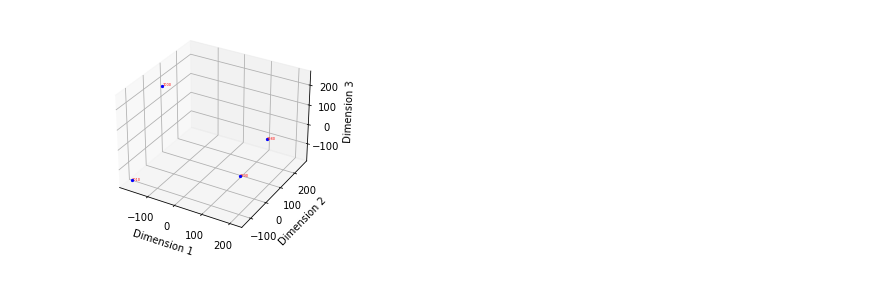
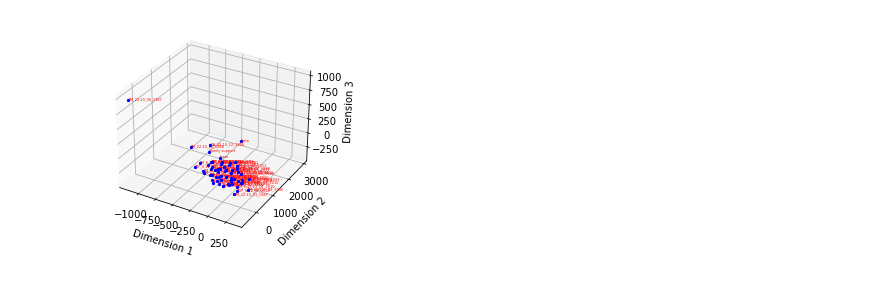
Before and after one commit to uva-bi-sdad/dspg22ari2, a Jupyter notebook: BERT_Analysis/Analysis/Cleaning.ipynb, the cells around one changed output. Drawn from its saved outputs; the diff is of its cells as text; code cells hidden in the pictures.

Commit message:
updated output and vectors_tsne

```diff
--- a/BERT_Analysis/Analysis/Cleaning.ipynb
+++ b/BERT_Analysis/Analysis/Cleaning.ipynb
@@ -41,8 +41,8 @@ for file in doc_files:
         with open(doc_directory+file, "r") as f:
             doc_texts.append(f.read().replace('\n', ''))
 # %%
-#directory_path = '/home/seh6fy/git/dspg22ari2/BERT_Analysis/Docs'
-directory_path = '/home/seh6fy/git/dspg22ari2/BERT_Analysis/Temporary'
+directory_path = '/home/seh6fy/git/dspg22ari2/BERT_Analysis/Docs'
+#directory_path = '/home/seh6fy/git/dspg22ari2/BERT_Analysis/Temporary'
 # list of file names in the directory
 list_of_files = os.listdir(directory_path)
 
@@ -140,11 +143,17 @@ output_vectors.to_csv('output_vectors.csv', index=False)
 # %%
 from sklearn.manifold import TSNE
 import matplotlib.pyplot as plt
-
+doc_names = []
+for filename in os.listdir('/home/seh6fy/git/dspg22ari2/BERT_Analysis/Docs'):
+#for filename in os.listdir('/home/seh6fy/git/dspg22ari2/BERT_Analysis/Temporary'):
+    if filename.endswith('.txt'):
+        doc_names.append(filename[:-4])
 # Reduce the dimensionality of the vectors using t-SNE
 tsne = TSNE(n_components=2, random_state=42)
 vectors_tsne = tsne.fit_transform(output_vectors)
-
+for i, vec in enumerate(vectors_tsne):
+    ax.scatter(vec[0], vec[1], vec[2], c='b', marker='o', s=5)
+    ax.text(vec[0], vec[1], vec[2], doc_names[i], color='r', fontsize= 3.5)
 # Plot the vectors
 plt.scatter(vectors_tsne[:, 0], vectors_tsne[:, 1])
 plt.show()
@@ -153,30 +162,30 @@ plt.show()
 # %%
 import os
 from sklearn.manifold import TSNE
 doc_names = []
-# for filename in os.listdir('/home/seh6fy/git/dspg22ari2/BERT_Analysis/Docs'):
-for filename in os.listdir('/home/seh6fy/git/dspg22ari2/BERT_Analysis/Temporary'):
+for filename in os.listdir('/home/seh6fy/git/dspg22ari2/BERT_Analysis/Docs'):
+#for filename in os.listdir('/home/seh6fy/git/dspg22ari2/BERT_Analysis/Temporary'):
     if filename.endswith('.txt'):
         doc_names.append(filename[:-4])
 
 tsne = TSNE(n_components=3, random_state=42)
 vectors_tsne = tsne.fit_transform(output_vectors)
 
 # Plot the vectors
 fig = plt.figure()
 ax = fig.add_subplot(111, projection='3d')
 
 for i, vec in enumerate(vectors_tsne):
     ax.scatter(vec[0], vec[1], vec[2], c='b', marker='o', s=5)
     ax.text(vec[0], vec[1], vec[2], doc_names[i], color='r', fontsize= 3.5)
 
 ax.set_xlabel('Dimension 1')
 ax.set_ylabel('Dimension 2')
 ax.set_zlabel('Dimension 3')
 
 # Save the plot as a PDF file
 # plt.savefig('plot.pdf')
-plt.savefig('timeplot.pdf')
+plt.savefig('plot.pdf')
 plt.show()
 # %% [output]
-[figure, old version]
+[figure, new version]
```
Also changed, not shown: parts of 5 cells of this notebook, 4 other files.
